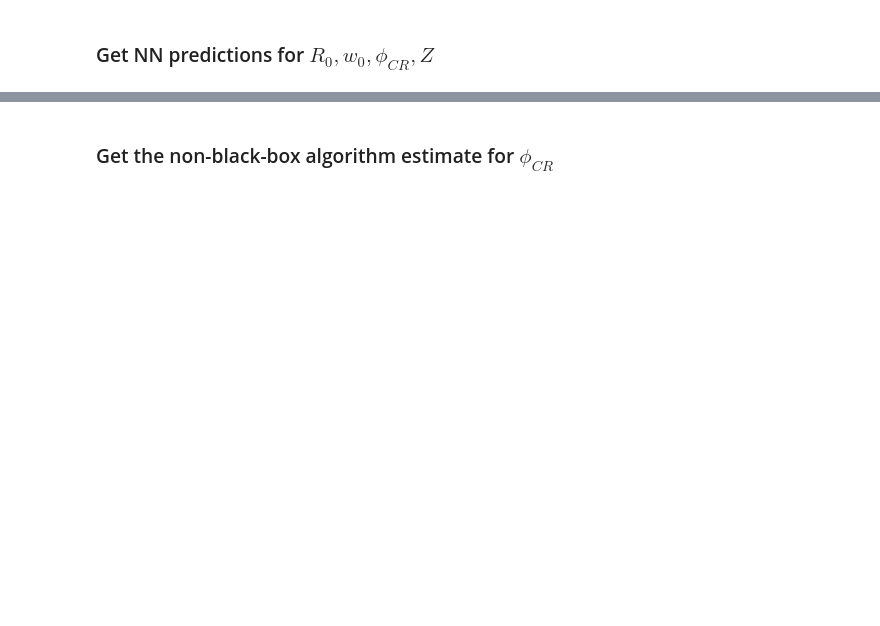
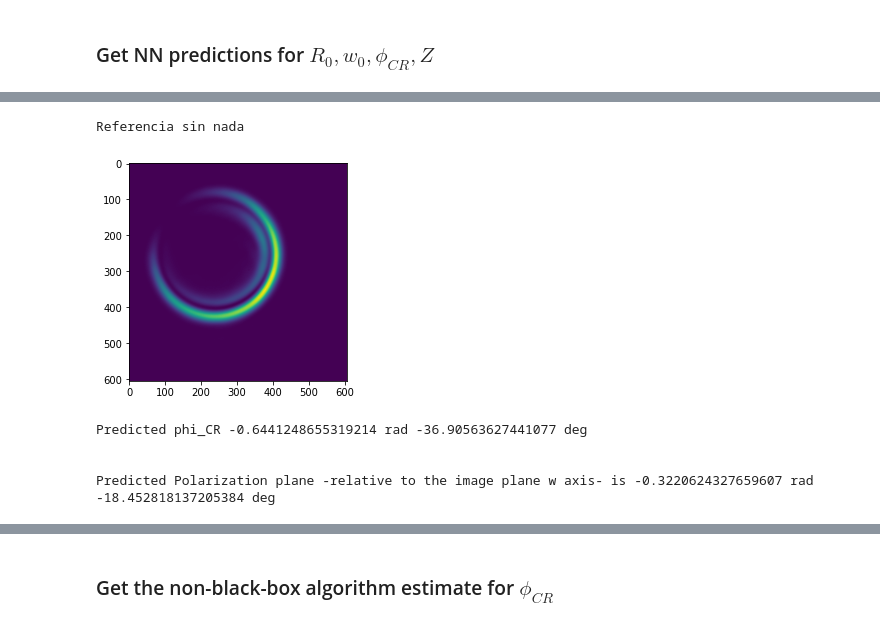
Before and after one commit to Oiangu9/Conical_Refraction_Polarimeter, a Jupyter notebook: LAB/DEEP_LEARNING/Simple_Encoder/NOTEBOOK_Simple_Encoder_Non_Noisy.ipynb, the cells around one changed output, grey strips where cells are left out. Cells and saved outputs as stored; diff of their text form; code cells hidden in the pictures; blank space fills up the shorter version.

```diff
--- a/LAB/DEEP_LEARNING/Simple_Encoder/NOTEBOOK_Simple_Encoder_Non_Noisy.ipynb
+++ b/LAB/DEEP_LEARNING/Simple_Encoder/NOTEBOOK_Simple_Encoder_Non_Noisy.ipynb
@@ -577,0 +618,22 @@ print(f"\n\nPredicted Polarization plane -relative to the image plane w axis- is
+# %%
+print("Referencia sin nada\n")
+%matplotlib inline
+image_full_path = "/home/oiangu/Desktop/Conical_Refraction_Polarimeter/LAB/EXPERIMENTAL/Fotos_Turpin/Day2/laser_gaussian_thesis/All_Taken_Photos/antes_de_la_estandar.png"
+im = cv2.imread(image_full_path, cv2.IMREAD_ANYDEPTH)
+
+im = np.asarray((compute_raw_to_centered_iX(torch.from_numpy(im).unsqueeze(0).to(device))).to('cpu').squeeze(0))
+plt.imshow(im)
+plt.show()
+
+model.eval()
+predictions = model(torch.from_numpy(im).to(device).unsqueeze(0))[0]
+ref2=predictions[0].item()
+print(f"Predicted phi_CR {ref2} rad {ref2*180/np.pi} deg")
+print(f"\n\nPredicted Polarization plane -relative to the image plane w axis- is {ref2/2} rad {ref2*180/np.pi/2} deg")
+# %% [output]
+Referencia sin nada
+[figure, added]
+Predicted phi_CR -0.6441248655319214 rad -36.90563627441077 deg
+
+
+Predicted Polarization plane -relative to the image plane w axis- is -0.3220624327659607 rad -18.452818137205384 deg
```
Also changed, not shown: parts of 29 cells of this notebook, 1 other file.
